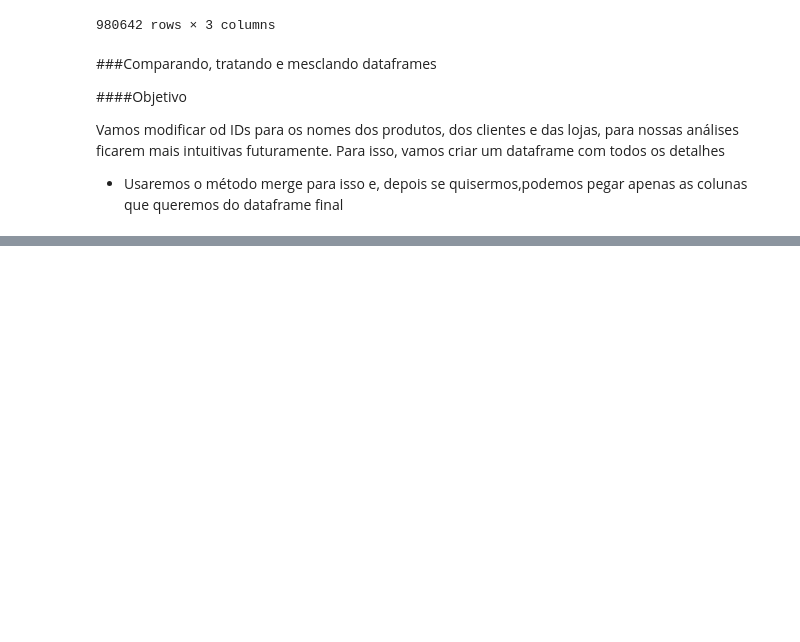
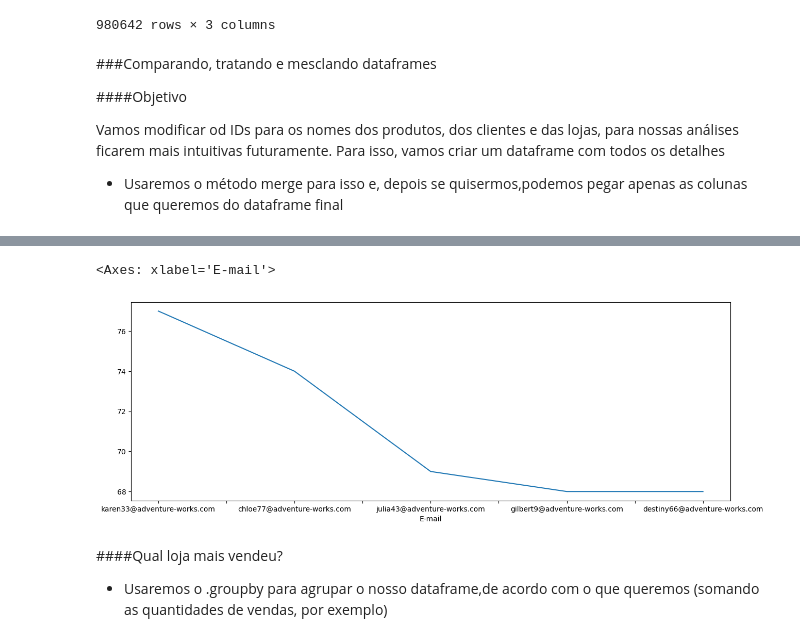
Before and after one commit to leandroclv/python_hashtag, a Jupyter notebook: pandas.ipynb, the cells around one changed output, grey strips where cells are left out. Cells and saved outputs as stored; diff of their text form; code cells hidden in the pictures; blank space fills up the shorter version.

```diff
--- a/pandas.ipynb
+++ b/pandas.ipynb
@@ -185,0 +279,3 @@ Vamos modificar od IDs para os nomes dos produtos, dos clientes e das lojas, par
+# %%
+df_loja = df_lojas[['ID Loja', 'Nome da Loja']]
+display(df_loja)
@@ -185,0 +296,10 @@ Vamos modificar od IDs para os nomes dos produtos, dos clientes e das lojas, par
+# %%
+#Agora vamos juntar os dataframes para ter 1 único dataframe com tudo 'bonito'
+
+#novo_dataframe = dataframe1.merge(dataframe2, on='coluna')
+#OBS: O merge precisa das colunas com o mesmo nome para funcionar. Se não tiver, você precisa alterar o nome da coluna com o .rename
+
+vendas_df = df_vendas_2.merge(df_produto, on='ID Produto')
+vendas_df = vendas_df.merge(df_loja, on='ID Loja')
+vendas_df = vendas_df.merge(df_cliente, on='ID Cliente')
+vendas_df.head()
@@ -185,0 +313,4 @@ Vamos modificar od IDs para os nomes dos produtos, dos clientes e das lojas, par
+# %%
+#dataframe.rename({'coluna1':'novo_coluna1'})
+vendas_df = vendas_df.rename({'E-mail':'E-mail do Cliente'}, )
+vendas_df.head()
@@ -185,0 +329,3 @@ Vamos modificar od IDs para os nomes dos produtos, dos clientes e das lojas, par
+# %%
+freq_clinetes = vendas_df['E-mail'].value_counts()
+freq_clinetes
@@ -185,0 +346,9 @@ Vamos modificar od IDs para os nomes dos produtos, dos clientes e das lojas, par
+# %%
+freq_clinetes[:5].plot(figsize=(15,5))
+# %% [output]
+<Axes: xlabel='E-mail'>
+[figure, added]
+# %% [markdown]
+####Qual loja mais vendeu?
+
+- Usaremos o .groupby para agrupar o nosso dataframe,de acordo com o que queremos (somando as quantidades de vendas, por exemplo)
```
Also changed, not shown: parts of 12 cells of this notebook, 4 other files.
